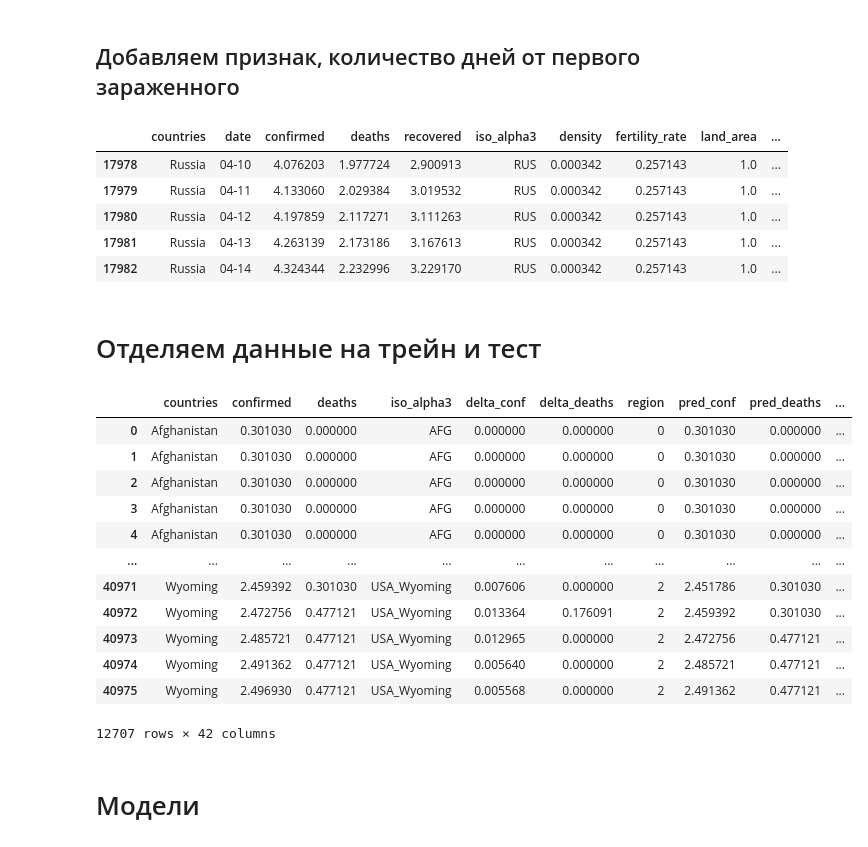
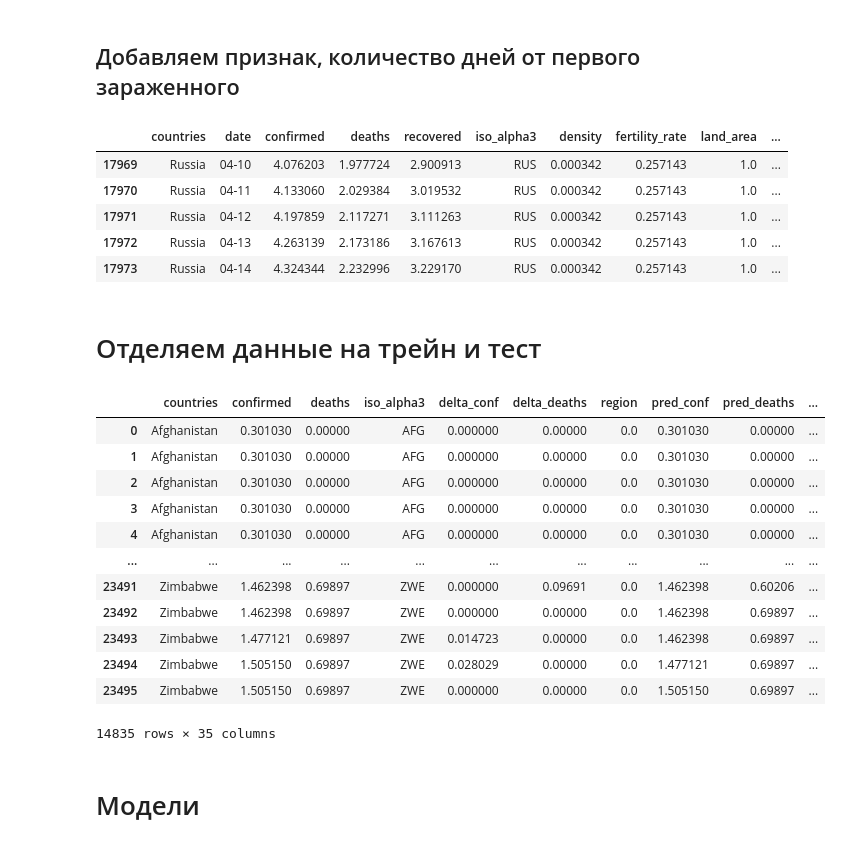
Before and after one commit to vlomme/sberbank-covid19-forecast-2020, a Jupyter notebook: covid_simple.ipynb, the cells around one changed output. Cells and saved outputs as stored; diff of their text form; code cells hidden in the pictures.

```diff
--- a/covid_simple.ipynb
+++ b/covid_simple.ipynb
@@ -242,7 +244,7 @@ countries["region"] = 0
 countries.loc[countries.iso_alpha3.str.contains('-'),"region"] = 1
 countries.loc[countries.iso_alpha3.str.contains('USA_'),"region"] = 2
 
-#mobility-google
+"""#mobility-google
 mobility = pd.read_csv("/content/sberbank-covid19/data/mobility-google.csv")
 mobility.columns = ["country","date","Parks","Residential","Retail & recreation","Transit stations","Workplaces","Grocery & pharmacy"]
 mobility["date"] = pd.to_datetime(mobility.date)
@@ -253,4 +255,4 @@ mobility_apple.columns = ["date", "country", "driving", "walking"]
 mobility_apple["date"] = pd.to_datetime(mobility_apple.date)
 
 mobility_yandex = pd.read_csv("/content/sberbank-covid19/data/mobility-yandex.csv")
-mobility_yandex["date"] = pd.to_datetime(mobility_yandex.date)
+mobility_yandex["date"] = pd.to_datetime(mobility_yandex.date)"""
@@ -314,7 +318,7 @@ data2.loc[data2.confirmed == -1,"confirmed"] = 0
 
 data2["date"] = pd.to_datetime(data2.date)
 
-
+"""
 data2 = data2.merge(mobility_yandex, how = 'left', left_on=('iso_alpha3','date'), right_on=('country','date'))
 mobility_min = mobility_yandex.groupby("country").min().drop(['date'], axis='columns')
 mobility_min.columns = ['min_isolation']
@@ -351,11 +355,7 @@ data2.loc[(data2.Parks.isnull())&(data2.date>pd.to_datetime("2020-04-01")),
        'min_Transit stations', 'min_Workplaces', 'min_Residential']].to_numpy()
 data2.drop(['country', 'min_Retail & recreation', 'min_Grocery & pharmacy', 'min_Parks',
        'min_Transit stations', 'min_Workplaces', 'min_Residential'], axis='columns',inplace=True)
-"""data2[['Retail & recreation', 'Grocery & pharmacy', 'Parks',
-       'Transit stations', 'Workplaces', 'Residential']] = data2[['Retail & recreation', 'Grocery & pharmacy', 'Parks',
-       'Transit stations', 'Workplaces', 'Residential']].fillna(data2[['Retail & recreation', 'Grocery & pharmacy', 'Parks',
-       'Transit stations', 'Workplaces', 'Residential']].mean())"""
 data2.loc[data2.isolation.isnull(),'isolation'] = (data2['Retail & recreation'] +data2['Grocery & pharmacy'] +data2[ 'Parks']
                                                    +data2['Transit stations'] +data2[ 'Workplaces'] +data2[ 'Residential']+500)/1000
 
-data2['isolation'] = data2['isolation'].fillna(data2['isolation'].mean())
+data2['isolation'] = data2['isolation'].fillna(data2['isolation'].mean())"""
@@ -445,13 +447,6 @@ data2['Date_5'] = data2['Date_5'].fillna(pd.to_datetime(end_date))
 data2["days_5"] = (data2.date - data2.Date_5).dt.days
 #data2.loc[data2["days_10"]<0,"days_10"] = 0
 
-data4 = data2.loc[data2.confirmed > 0.8, ["countries","date"]].groupby("countries").min()
-data4.columns = ["Date_8"]
-data2 = data2.merge(data4, how = 'left', left_on='countries', right_on='countries')
-data2['Date_8'] = data2['Date_8'].fillna(pd.to_datetime(end_date))
-data2["days_8"] = (data2.date - data2.Date_8).dt.days
-#data2.loc[data2["days_10"]<0,"days_10"] = 0
-
 data4 = data2.loc[data2.confirmed > 1, ["countries","date"]].groupby("countries").min()
 data4.columns = ["Date_10"]
 data2 = data2.merge(data4, how = 'left', left_on='countries', right_on='countries')
@@ -464,13 +459,6 @@ data4.columns = ["Date_50"]
 data2 = data2.merge(data4, how = 'left', left_on='countries', right_on='countries')
 data2['Date_50'] = data2['Date_50'].fillna(pd.to_datetime(end_date))
 data2["days_50"] = (data2.date - data2.Date_50).dt.days
-#data2.loc[data2["days_10"]<0,"days_10"] = 0
-
-data4 = data2.loc[data2.confirmed > 1.8, ["countries","date"]].groupby("countries").min()
-data4.columns = ["Date_80"]
-data2 = data2.merge(data4, how = 'left', left_on='countries', right_on='countries')
-data2['Date_80'] = data2['Date_80'].fillna(pd.to_datetime(end_date))
-data2["days_80"] = (data2.date - data2.Date_80).dt.days
 #data2.loc[data2["days_10"]<0,"days_10"] = 0
 
 data4 = data2.loc[data2.confirmed > 2, ["countries","date"]].groupby("countries").min()
@@ -519,7 +507,7 @@ data2['Date_1_10000'] = data2['Date_1_10000'].fillna(pd.to_datetime(end_date))
 data2["days_1_10000"] = (data2.date - data2["Date_1_10000"]).dt.days
 #data2.loc[data2["days_1_10000"]<0,"days_1_10000"] = 0
 
-data2.drop(['Date_min','Date_10','Date_100','Date_1000', 'Date_8','Date_80','Date_5','Date_50','Date_500', 'Date_1_1000', 'Date_1_100', 'Date_1_10000'], axis='columns',inplace=True)
+data2.drop(['Date_min','Date_10','Date_100','Date_1000', 'Date_5','Date_50','Date_500', 'Date_1_1000', 'Date_1_100', 'Date_1_10000'], axis='columns',inplace=True)
 data2.date = data2["date"].apply(lambda x: pd.Series(x.strftime("%m-%d")))
 # %%
 Scale = True
@@ -552,8 +540,6 @@ if Scale:
   data2.days_5 = data2.days_5/100
   data2.days_50 = data2.days_50/100
   data2.days_500 = data2.days_500/100
-  data2.days_8 = data2.days_8/100
-  data2.days_80 = data2.days_80/100
   data2.days_1_100 = data2.days_1_100/100
   data2.days_1_1000 = data2.days_1_1000/100
   data2.days_1_10000 = data2.days_1_10000/100
@@ -566,17 +552,17 @@ else:
 data2[data2.iso_alpha3 == "RUS"].iloc[70:75]
 # %% [output]
 |  | countries | date | confirmed | deaths | recovered | iso_alpha3 | density | fertility_rate | land_area | ... |
-| 17978 | Russia | 04-10 | 4.076203 | 1.977724 | 2.900913 | RUS | 0.000342 | 0.257143 | 1.0 | ... |
-| 17979 | Russia | 04-11 | 4.133060 | 2.029384 | 3.019532 | RUS | 0.000342 | 0.257143 | 1.0 | ... |
-| 17980 | Russia | 04-12 | 4.197859 | 2.117271 | 3.111263 | RUS | 0.000342 | 0.257143 | 1.0 | ... |
-| 17981 | Russia | 04-13 | 4.263139 | 2.173186 | 3.167613 | RUS | 0.000342 | 0.257143 | 1.0 | ... |
-| 17982 | Russia | 04-14 | 4.324344 | 2.232996 | 3.229170 | RUS | 0.000342 | 0.257143 | 1.0 | ... |
+| 17969 | Russia | 04-10 | 4.076203 | 1.977724 | 2.900913 | RUS | 0.000342 | 0.257143 | 1.0 | ... |
+| 17970 | Russia | 04-11 | 4.133060 | 2.029384 | 3.019532 | RUS | 0.000342 | 0.257143 | 1.0 | ... |
+| 17971 | Russia | 04-12 | 4.197859 | 2.117271 | 3.111263 | RUS | 0.000342 | 0.257143 | 1.0 | ... |
+| 17972 | Russia | 04-13 | 4.263139 | 2.173186 | 3.167613 | RUS | 0.000342 | 0.257143 | 1.0 | ... |
+| 17973 | Russia | 04-14 | 4.324344 | 2.232996 | 3.229170 | RUS | 0.000342 | 0.257143 | 1.0 | ... |
 # %% [markdown]
 # Отделяем данные на трейн и тест
 # %%
 #Выберите день начала приватных данных начиная с 1 марта
-days_x = 49
-iterat = 1000
+days_x = 56 #39
+iterat = 10
 #type_ans_delta - Предсказывать общее число, или изменение за день
 type_ans_delta = True
 
@@ -590,7 +576,7 @@ param_list =['countries', 'confirmed', 'deaths', 'iso_alpha3', 'delta_conf', 'de
               'pred_conf', 'pred_deaths', 'delta_conf1', 'delta_deaths1',
              'delta_conf_count',
              'delta_deaths2','delta_deaths3','delta_deaths4','delta_deaths5','delta_deaths6',
-             "isolation",
+
              'urban_pop_rate',
              'pred_conf-population_log',
              'population_log',
@@ -603,8 +589,6 @@ param_list =['countries', 'confirmed', 'deaths', 'iso_alpha3', 'delta_conf', 'de
              'days_5',
              'days_50',
              'days_500',
-             'days_8',
-             'days_80',
              'days_1_100',
              'days_1_1000',
              'days_1_10000',
@@ -638,45 +622,45 @@ model_Confirmed, model_Death = {}, {}
 
 #Приватные данные
 type_reg_mean = "no_USA"
 
 new_data = data3[data3.days_mart >= (days_x)/sc_days]
 if type_reg_mean == "region":
   new_data = new_data[new_data['region'] == 1]
 elif  type_reg_mean == "country":
   new_data = new_data[new_data['region'] == 0]
 elif  type_reg_mean == "no_USA":
   new_data = new_data[(new_data['region'] == 0)|(new_data['region'] == 1)]
 
 data_x = new_data[new_data.days_mart == (days_x)/sc_days]
 old_data = data3[(data3.days_mart <= (days_x)/sc_days) & (data3.confirmed > 0)]
 #old_data = old_data[(old_data.countries != 'Russia')&(old_data.countries != 'Korea, South')]
 #old_data = old_data[old_data.delta_conf>0]
 
 if type_ans_delta:
   #train_labels = old_data.delta_conf - old_data.delta_conf_sum
   train_labels = old_data.delta_conf
   train_death = old_data.delta_deaths
 else:
   train_labels = old_data.confirmed
   train_death = old_data.deaths
 
 #Убираем ответ из данных
 train_data = old_data.drop(['iso_alpha3','region','confirmed','countries','deaths',"delta_conf","delta_deaths"], axis='columns')
 old_data
 # %% [output]
 |  | countries | confirmed | deaths | iso_alpha3 | delta_conf | delta_deaths | region | pred_conf | pred_deaths | ... |
-| 0 | Afghanistan | 0.301030 | 0.000000 | AFG | 0.000000 | 0.000000 | 0 | 0.301030 | 0.000000 | ... |
-| 1 | Afghanistan | 0.301030 | 0.000000 | AFG | 0.000000 | 0.000000 | 0 | 0.301030 | 0.000000 | ... |
-| 2 | Afghanistan | 0.301030 | 0.000000 | AFG | 0.000000 | 0.000000 | 0 | 0.301030 | 0.000000 | ... |
-| 3 | Afghanistan | 0.301030 | 0.000000 | AFG | 0.000000 | 0.000000 | 0 | 0.301030 | 0.000000 | ... |
-| 4 | Afghanistan | 0.301030 | 0.000000 | AFG | 0.000000 | 0.000000 | 0 | 0.301030 | 0.000000 | ... |
+| 0 | Afghanistan | 0.301030 | 0.00000 | AFG | 0.000000 | 0.00000 | 0.0 | 0.301030 | 0.00000 | ... |
+| 1 | Afghanistan | 0.301030 | 0.00000 | AFG | 0.000000 | 0.00000 | 0.0 | 0.301030 | 0.00000 | ... |
+| 2 | Afghanistan | 0.301030 | 0.00000 | AFG | 0.000000 | 0.00000 | 0.0 | 0.301030 | 0.00000 | ... |
+| 3 | Afghanistan | 0.301030 | 0.00000 | AFG | 0.000000 | 0.00000 | 0.0 | 0.301030 | 0.00000 | ... |
+| 4 | Afghanistan | 0.301030 | 0.00000 | AFG | 0.000000 | 0.00000 | 0.0 | 0.301030 | 0.00000 | ... |
 | ... | ... | ... | ... | ... | ... | ... | ... | ... | ... | ... |
-| 40971 | Wyoming | 2.459392 | 0.301030 | USA_Wyoming | 0.007606 | 0.000000 | 2 | 2.451786 | 0.301030 | ... |
-| 40972 | Wyoming | 2.472756 | 0.477121 | USA_Wyoming | 0.013364 | 0.176091 | 2 | 2.459392 | 0.301030 | ... |
-| 40973 | Wyoming | 2.485721 | 0.477121 | USA_Wyoming | 0.012965 | 0.000000 | 2 | 2.472756 | 0.477121 | ... |
-| 40974 | Wyoming | 2.491362 | 0.477121 | USA_Wyoming | 0.005640 | 0.000000 | 2 | 2.485721 | 0.477121 | ... |
-| 40975 | Wyoming | 2.496930 | 0.477121 | USA_Wyoming | 0.005568 | 0.000000 | 2 | 2.491362 | 0.477121 | ... |
+| 23491 | Zimbabwe | 1.462398 | 0.69897 | ZWE | 0.000000 | 0.09691 | 0.0 | 1.462398 | 0.60206 | ... |
+| 23492 | Zimbabwe | 1.462398 | 0.69897 | ZWE | 0.000000 | 0.00000 | 0.0 | 1.462398 | 0.69897 | ... |
+| 23493 | Zimbabwe | 1.477121 | 0.69897 | ZWE | 0.014723 | 0.00000 | 0.0 | 1.462398 | 0.69897 | ... |
+| 23494 | Zimbabwe | 1.505150 | 0.69897 | ZWE | 0.028029 | 0.00000 | 0.0 | 1.477121 | 0.69897 | ... |
+| 23495 | Zimbabwe | 1.505150 | 0.69897 | ZWE | 0.000000 | 0.00000 | 0.0 | 1.505150 | 0.69897 | ... |
-12707 rows × 42 columns
+14835 rows × 35 columns
 # %% [markdown]
 # Модели
 # %% [markdown]
```
Also changed, not shown: parts of 34 cells of this notebook.
